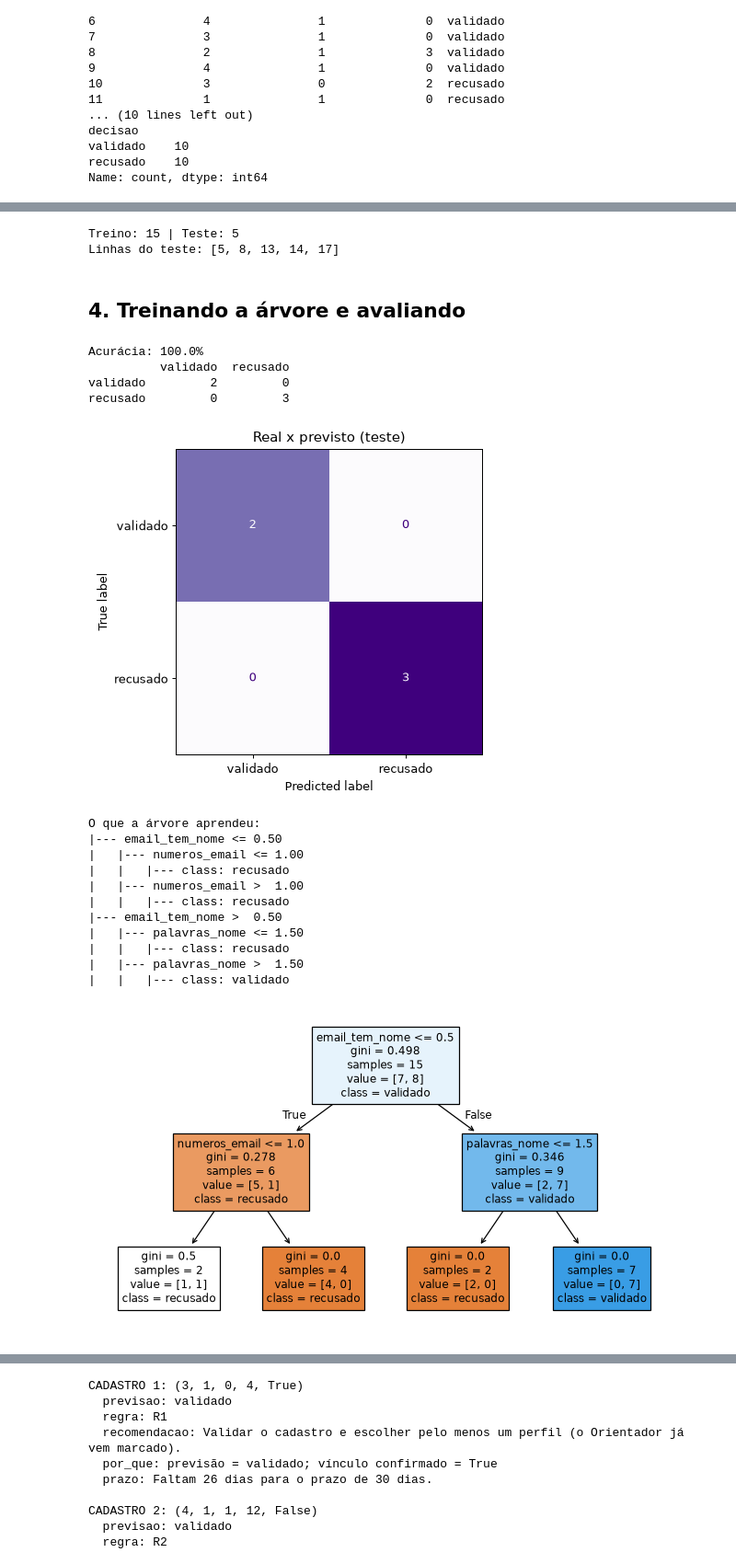
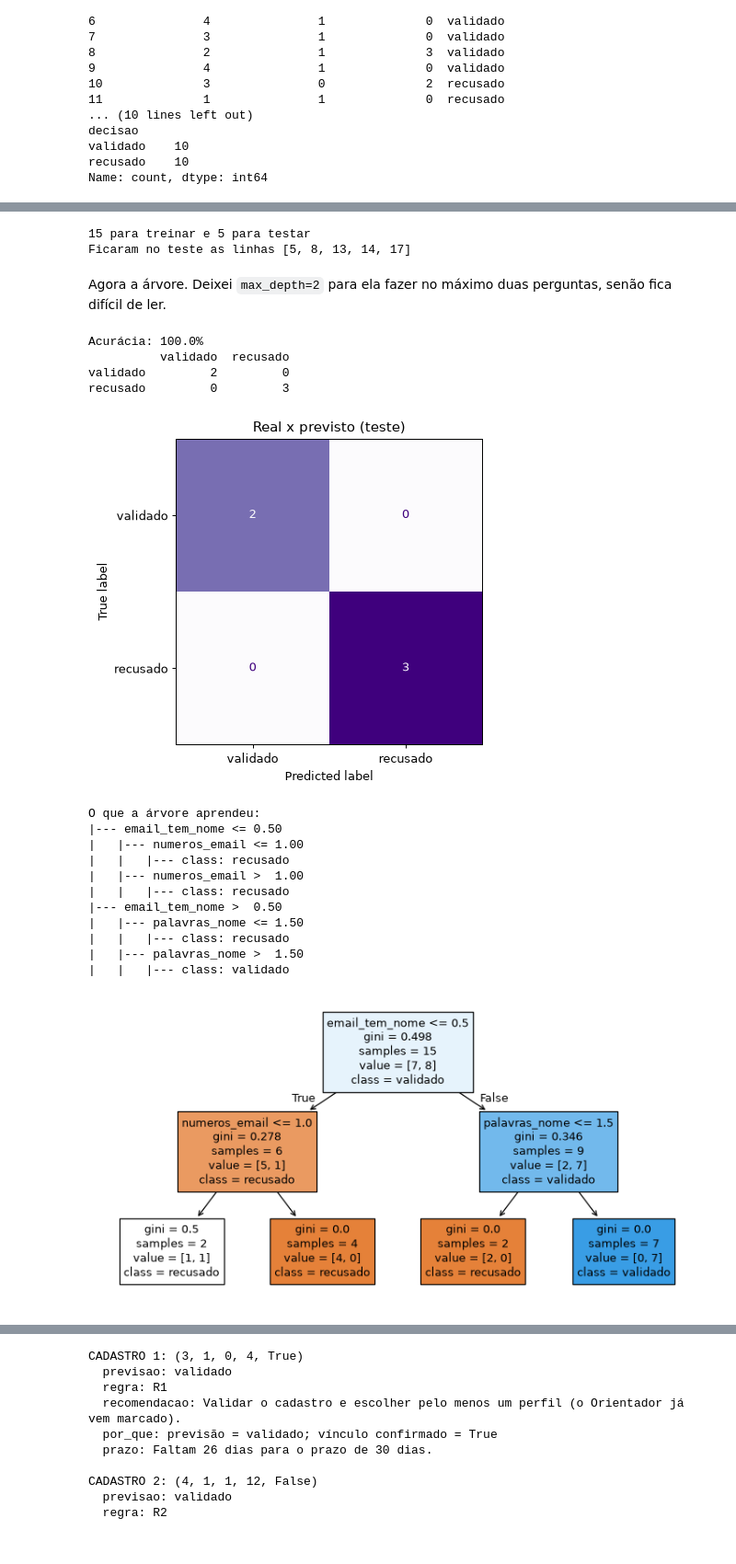
Before and after one commit to JulyAtaides/IA_-KADIDJA-, a Jupyter notebook: atividades/atividade-07-aprendizado-supervisionado/fila_de_cadastros.ipynb, the cells around one changed output, grey strips where cells are left out. Shown at 92% size. Saved outputs shown, nothing was run; the diff lists cells and outputs as text; code cells hidden in the pictures.

```diff
--- a/atividades/atividade-07-aprendizado-supervisionado/fila_de_cadastros.ipynb
+++ b/atividades/atividade-07-aprendizado-supervisionado/fila_de_cadastros.ipynb
@@ -85,7 +74,7 @@ dados = pd.DataFrame({
     "numeros_email":  [0, 0, 2, 0, 1, 0, 0, 3, 0, 2,    0, 3, 4, 6, 2, 1, 5, 0, 3, 0],
     "decisao": ["validado"] * 9 + ["recusado"] * 10 + ["validado"],
 })
-dados.index = range(1, len(dados) + 1)
+dados.index = dados.index + 1   # numerar a partir de 1
 
 print(dados.to_string())
 print()
@@ -125,13 +112,14 @@ y = dados["decisao"]
 X_treino, X_teste, y_treino, y_teste = train_test_split(
     X, y, test_size=0.25, random_state=42, stratify=y
 )
-print("Treino:", len(X_treino), "| Teste:", len(X_teste))
-print("Linhas do teste:", sorted(X_teste.index.tolist()))
+print(f"{len(X_treino)} para treinar e {len(X_teste)} para testar")
+print("Ficaram no teste as linhas", list(sorted(X_teste.index)))
 # %% [output]
-Treino: 15 | Teste: 5
-Linhas do teste: [5, 8, 13, 14, 17]
+15 para treinar e 5 para testar
+Ficaram no teste as linhas [5, 8, 13, 14, 17]
-# %% [markdown]
-## 4. Treinando a árvore e avaliando
+# %% [markdown]
+Agora a árvore. Deixei `max_depth=2` para ela fazer no máximo duas perguntas, senão fica difícil
+de ler.
 # %%
 arvore = DecisionTreeClassifier(max_depth=2, random_state=42)
 arvore.fit(X_treino, y_treino)
@@ -142,33 +130,33 @@ print(f"Acurácia: {accuracy_score(y_teste, previsto):.1%}")
 ordem = ["validado", "recusado"]
 matriz = confusion_matrix(y_teste, previsto, labels=ordem)
 print(pd.DataFrame(matriz, index=ordem, columns=ordem))
 
 ConfusionMatrixDisplay(matriz, display_labels=ordem).plot(cmap="Purples", colorbar=False)
 plt.title("Real x previsto (teste)")
 plt.show()
 
 print("O que a árvore aprendeu:")
 print(export_text(arvore, feature_names=entradas))
 
-plt.figure(figsize=(9, 5))
+plt.figure(figsize=(10, 5))
 plot_tree(arvore, feature_names=entradas, class_names=list(arvore.classes_), filled=True)
 plt.show()
 # %% [output]
 Acurácia: 100.0%
           validado  recusado
 validado         2         0
 recusado         0         3
 [figure]
 O que a árvore aprendeu:
 |--- email_tem_nome <= 0.50
 |   |--- numeros_email <= 1.00
 |   |   |--- class: recusado
 |   |--- numeros_email >  1.00
 |   |   |--- class: recusado
 |--- email_tem_nome >  0.50
 |   |--- palavras_nome <= 1.50
 |   |   |--- class: recusado
 |   |--- palavras_nome >  1.50
 |   |   |--- class: validado
-[figure, old version]
+[figure, new version]
 # %% [markdown]
```
Also changed, not shown: parts of 24 cells of this notebook, 1 other file.
